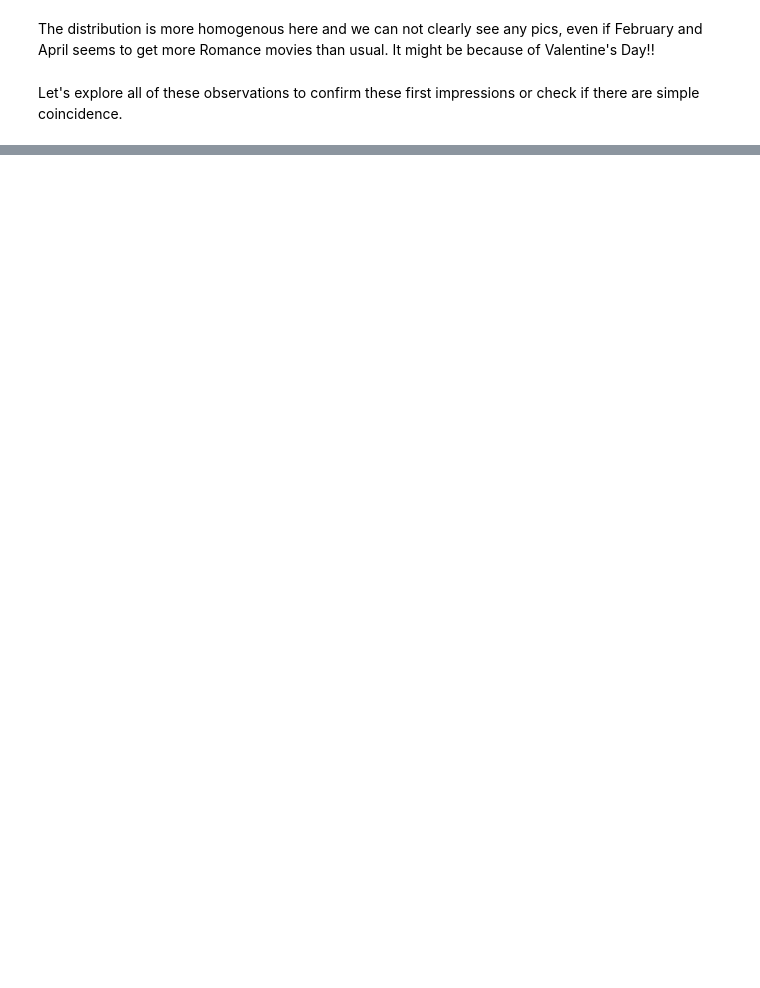
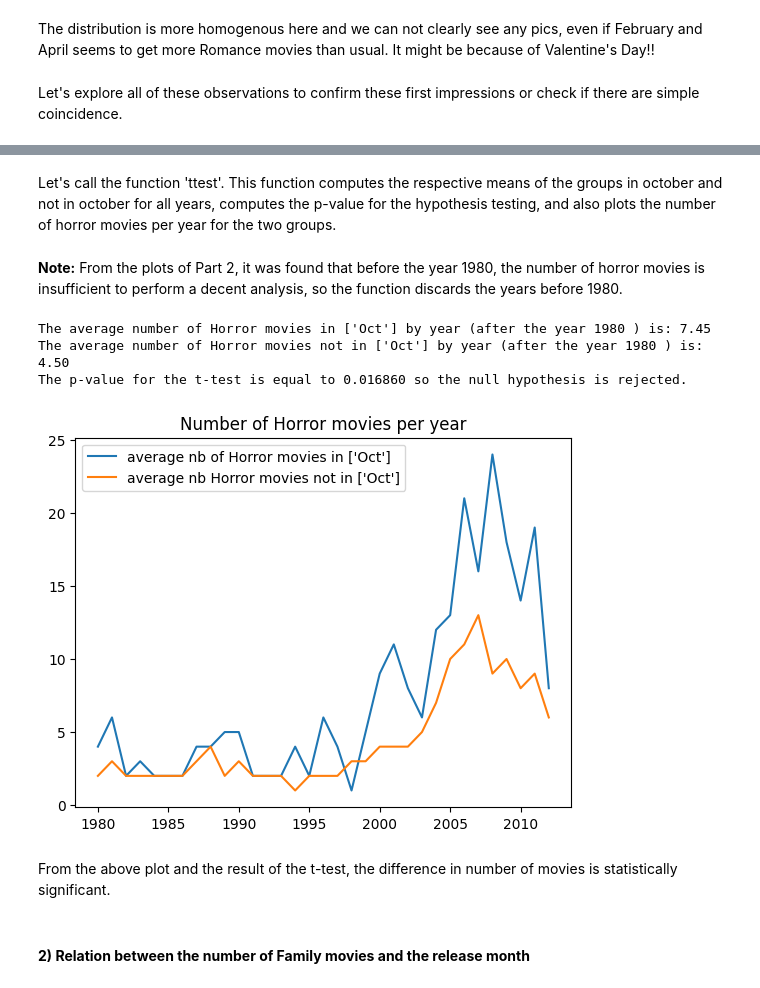
Before and after one commit to epfl-ada/ada-2023-project-dat4k, a Jupyter notebook: P2_final.ipynb, the cells around one changed output, grey strips where cells are left out. Drawn from its saved outputs; the diff is of its cells as text; code cells hidden in the pictures; blank space fills up the shorter version.

Commit message:
part 3 ttest

```diff
--- a/P2_final.ipynb
+++ b/P2_final.ipynb
@@ -332,0 +345,4 @@ Let's explore all of these observations to confirm these first impressions or ch
+# %% [markdown]
+Let's call the function 'ttest'. This function computes the respective means of the groups in october and not in october for all years, computes the p-value for the hypothesis testing, and also plots the number of horror movies per year for the two groups.
+# %% [markdown]
+**Note:** From the plots of Part 2, it was found that before the year 1980, the number of horror movies is insufficient to perform a decent analysis, so the function discards the years before 1980.
@@ -332,0 +351,14 @@ Let's explore all of these observations to confirm these first impressions or ch
+# %%
+# The list of months we want to compare
+months = pd.Series([10])
+# %%
+ttest(df_clean_genre,'Horror', months, 1980) #df, genre, month, min year considered (optional)
+# %% [output]
+The average number of Horror movies in ['Oct'] by year (after the year 1980 ) is: 7.45
+The average number of Horror movies not in ['Oct'] by year (after the year 1980 ) is: 4.50
+The p-value for the t-test is equal to 0.016860 so the null hypothesis is rejected.
+[figure, added]
+# %% [markdown]
+From the above plot and the result of the t-test, the difference in number of movies is statistically significant.
+# %% [markdown]
+#### **2) Relation between the number of Family movies and the release month**
```
Also changed, not shown: parts of 20 cells of this notebook, 4 other files.
